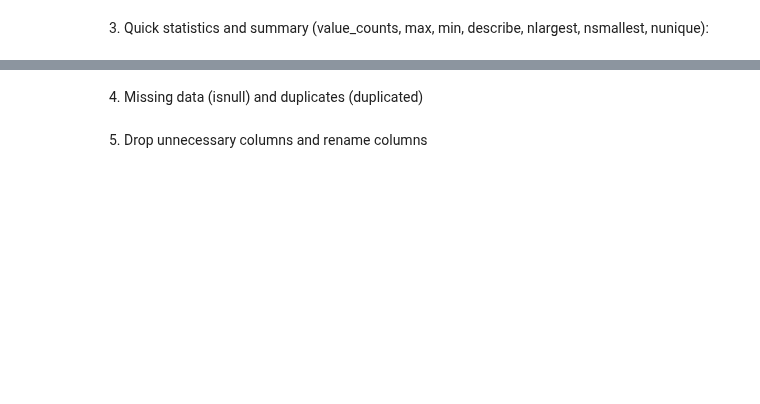
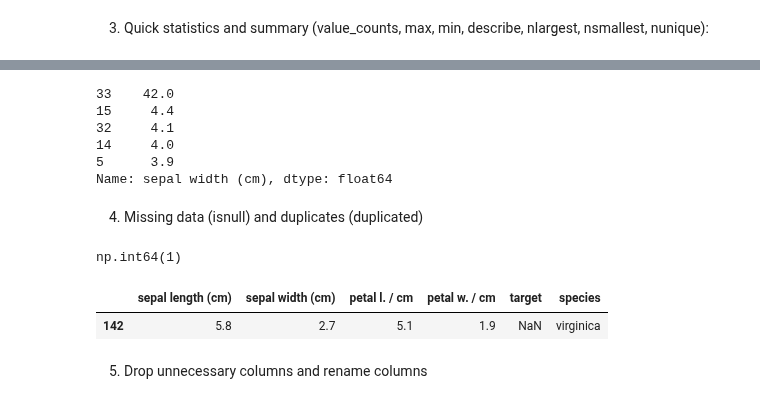
Before and after one commit to MarcZaiser/ChemicalDataScience103_Fork_Zaiser_Marc, a Jupyter notebook: lectures/session07/materials/eda_iris_part1.ipynb, the cells around one changed output, grey strips where cells are left out. Drawn from its saved outputs; the diff is of its cells as text; code cells hidden in the pictures; blank space fills up the shorter version.

```diff
--- a/lectures/session07/materials/eda_iris_part1.ipynb
+++ b/lectures/session07/materials/eda_iris_part1.ipynb
@@ -27,9 +71,23 @@ iris.nunique(axis=0)
+# %%
+iris["sepal width (cm)"].nlargest(5)
+# %% [output]
+33    42.0
+15     4.4
+32     4.1
+14     4.0
+5      3.9
+Name: sepal width (cm), dtype: float64
 # %% [markdown]
 4) Missing data (isnull) and duplicates (duplicated)
 # %%
-iris.duplicated().any()
+iris.duplicated().sum()
+# %% [output]
+np.int64(1)
 # %%
-iris[iris.duplicated()==True] #avoid!
+iris[iris.duplicated()] # avoid unnecesary conditions with Booleans, e.g. iris[iris.duplicated()==True]
+# %% [output]
+|  | sepal length (cm) | sepal width (cm) | petal l. / cm | petal w. / cm | target | species |
+| 142 | 5.8 | 2.7 | 5.1 | 1.9 | NaN | virginica |
 # %% [markdown]
 5) Drop unnecessary columns and rename columns
 # %%
```
Also changed, not shown: parts of 14 cells of this notebook, 6 other files.
